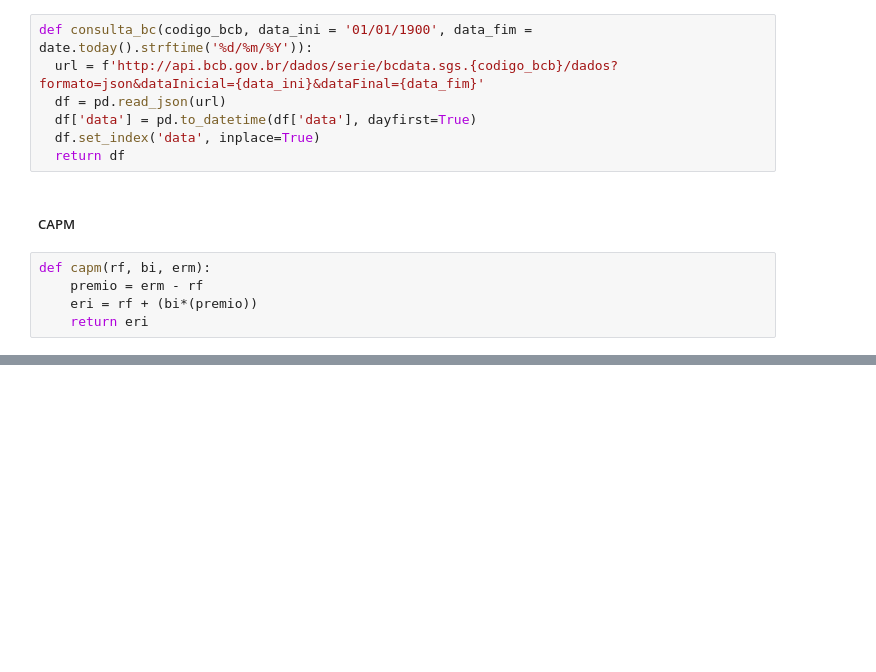
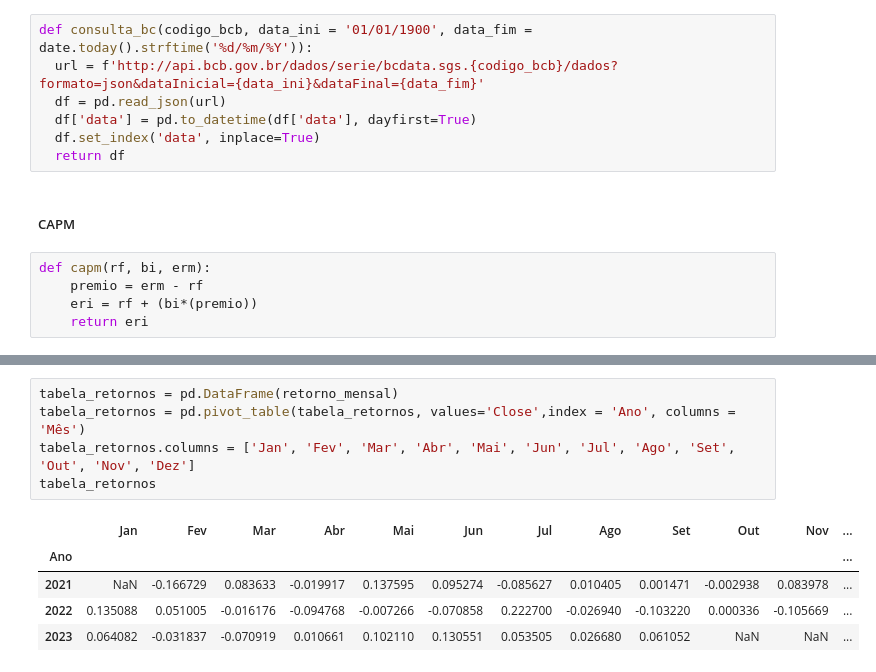
Before and after one commit to robsonperdigao/Global-Data, a Jupyter notebook: Main Functions.ipynb, the cells around one changed output, grey strips where cells are left out. Cells and saved outputs as stored; diff of their text form; blank space fills up the shorter version.

```diff
--- a/Main Functions.ipynb
+++ b/Main Functions.ipynb
@@ -27,0 +330,11 @@ def capm(rf, bi, erm):
+# %%
+tabela_retornos = pd.DataFrame(retorno_mensal)
+tabela_retornos = pd.pivot_table(tabela_retornos, values='Close',index = 'Ano', columns = 'Mês')
+tabela_retornos.columns = ['Jan', 'Fev', 'Mar', 'Abr', 'Mai', 'Jun', 'Jul', 'Ago', 'Set', 'Out', 'Nov', 'Dez']
+tabela_retornos
+# %% [output]
+|  | Jan | Fev | Mar | Abr | Mai | Jun | Jul | Ago | Set | Out | Nov | ... |
+| Ano |  |  |  |  |  |  |  |  |  |  |  | ... |
+| 2021 | NaN | -0.166729 | 0.083633 | -0.019917 | 0.137595 | 0.095274 | -0.085627 | 0.010405 | 0.001471 | -0.002938 | 0.083978 | ... |
+| 2022 | 0.135088 | 0.051005 | -0.016176 | -0.094768 | -0.007266 | -0.070858 | 0.222700 | -0.026940 | -0.103220 | 0.000336 | -0.105669 | ... |
+| 2023 | 0.064082 | -0.031837 | -0.070919 | 0.010661 | 0.102110 | 0.130551 | 0.053505 | 0.026680 | 0.061052 | NaN | NaN | ... |
```
Also changed, not shown: parts of 28 cells of this notebook.
